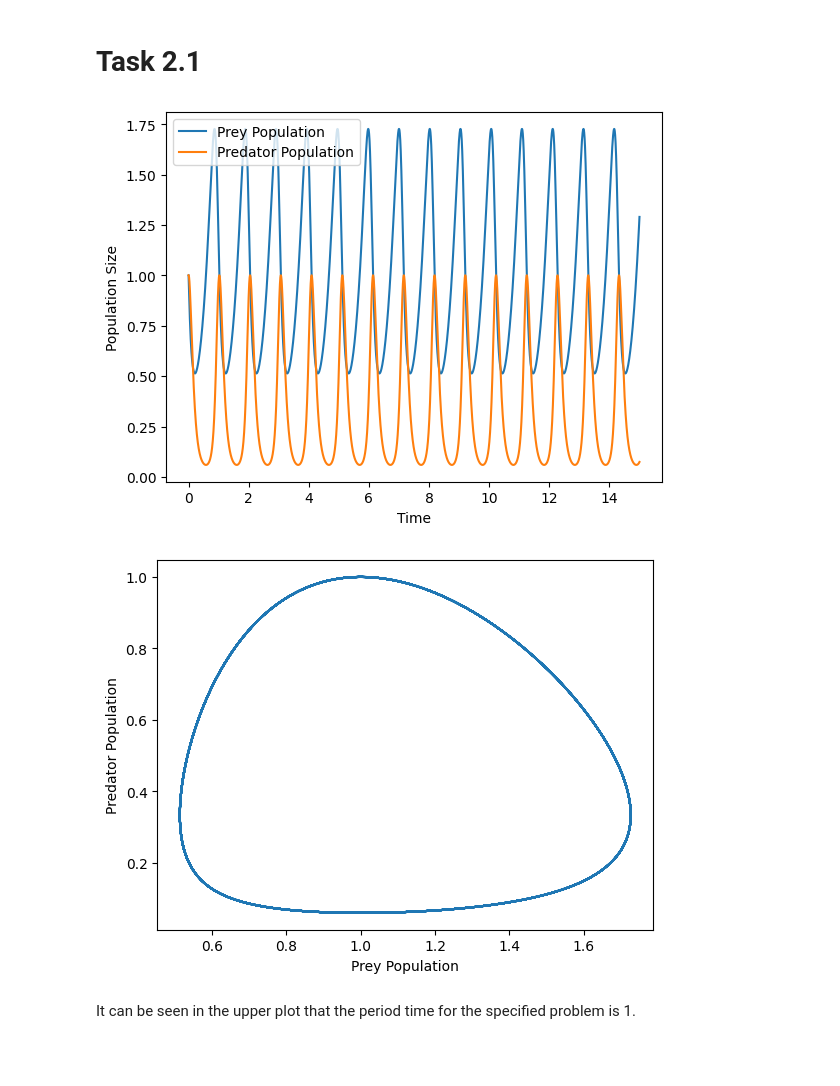
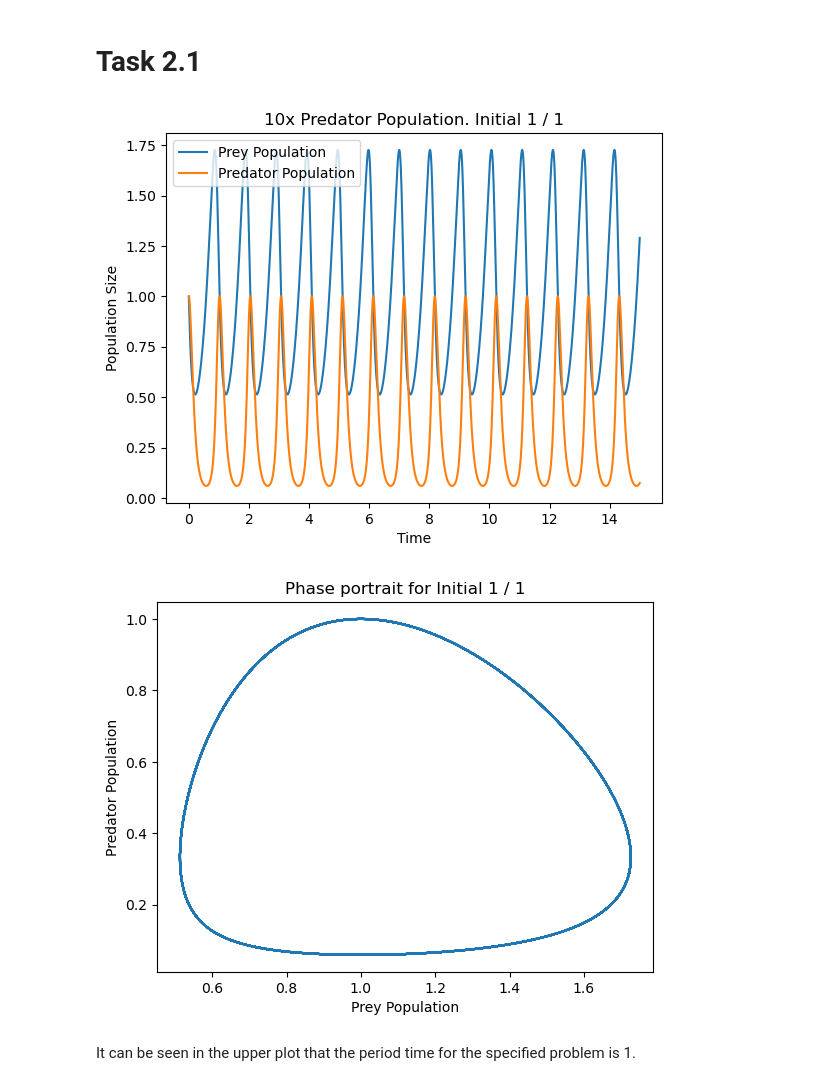
Before and after one commit to varepg/numerical-differential-equations, a Jupyter notebook: project1/project1.ipynb, the cells around one changed output. Saved outputs shown, nothing was run; the diff lists cells and outputs as text; code cells hidden in the pictures; blank space fills up the shorter version.

```diff
--- a/project1/project1.ipynb
+++ b/project1/project1.ipynb
@@ -56,28 +64,36 @@ plt.show()
 # Task 2.1
 # %%
 de = LotkaVolterra(3, 9, 15, 15, 1, 1)
-u0 = de.u0
 t0 = 0
 tf = 15
 tol = 10**(-9)
 f = de.get_f()
 
-t_grid, u = adaptive_RK34(f, t0, tf, u0, tol)
+def predator_prey_plot(x0, y0, title):
+    u0 = np.array([x0, y0])
+    t_grid, u = adaptive_RK34(f, t0, tf, u0, tol)
 
-plt.plot(t_grid, u[0,:])
-plt.plot(t_grid, u[1,:])
-plt.legend(["Prey Population", "Predator Population"])
-plt.xlabel("Time")
-plt.ylabel("Population Size")
-plt.show()
+    plt.plot(t_grid, u[0,:])
+    plt.plot(t_grid, u[1,:])
+    plt.legend(["Prey Population", "Predator Population"])
+    plt.xlabel("Time")
+    plt.ylabel("Population Size")
+    plt.title(title + f" Initial {x0} / {y0}")
+    plt.savefig(f"plots/task2.1_time_{x0}_{y0}.svg")
+    plt.show()
 
-plt.plot(u[0,:], u[1,:])
-plt.xlabel("Prey Population")
-plt.ylabel("Predator Population")
-plt.show()
+    plt.plot(u[0,:], u[1,:])
+    plt.xlabel("Prey Population")
+    plt.ylabel("Predator Population")
+    plt.title('Phase portrait for' + f" Initial {x0} / {y0}")
+    plt.savefig(f"plots/task2.1_phase_{x0}_{y0}.svg")
+    plt.show()
+
+x0, y0 = 1, 1
+predator_prey_plot(x0, y0, "10x Predator Population.")
 # %% [output]
-[figure, old version]
+[figure, new version]
-[figure, old version]
+[figure, new version]
 # %% [markdown]
 It can be seen in the upper plot that the period time for the specified problem is 1.
 # %%
```
Also changed, not shown: parts of 16 cells of this notebook.
